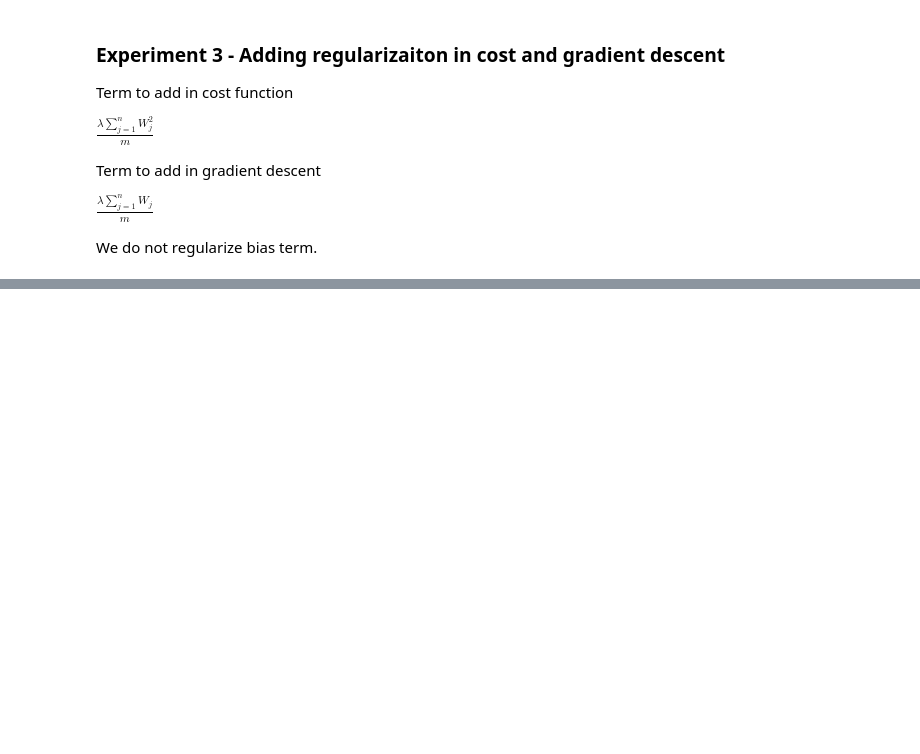
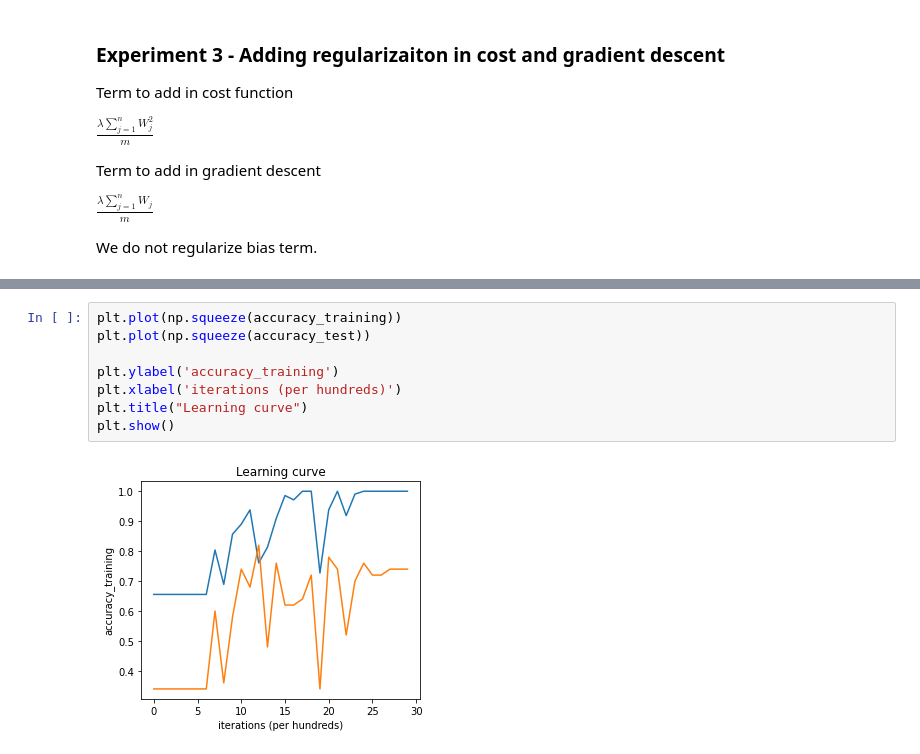
Before and after one commit to diogoalves/coursera-deep-learning-specialization, a Jupyter notebook: 01-Neural-Networks-and-Deep-Learning/week-04/experiments/experiments.ipynb, the cells around one changed output, grey strips where cells are left out. Drawn from its saved outputs; the diff is of its cells as text; blank space fills up the shorter version.

```diff
--- a/01-Neural-Networks-and-Deep-Learning/week-04/experiments/experiments.ipynb
+++ b/01-Neural-Networks-and-Deep-Learning/week-04/experiments/experiments.ipynb
@@ -350,0 +364,10 @@ Accuracy: 0.5
+# %%
+plt.plot(np.squeeze(accuracy_training))
+plt.plot(np.squeeze(accuracy_test))
+
+plt.ylabel('accuracy_training')
+plt.xlabel('iterations (per hundreds)')
+plt.title("Learning curve")
+plt.show()
+# %% [output]
+[figure, added]
```
Also changed, not shown: parts of 4 cells of this notebook, 3 other files.
